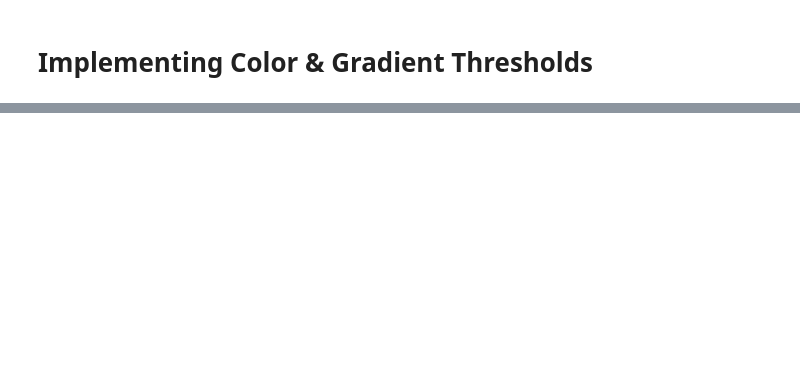
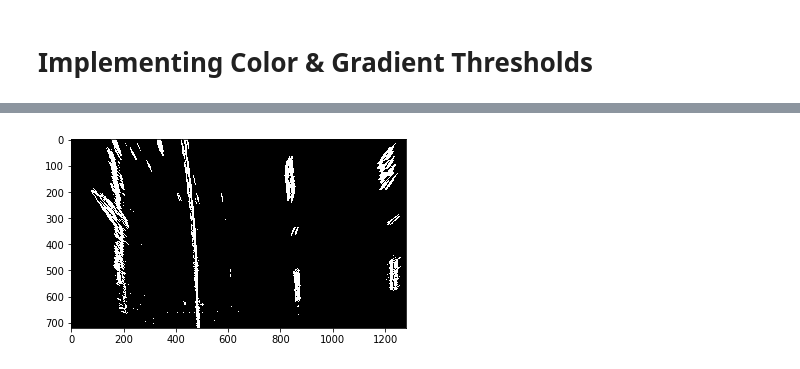
Before and after one commit to russell13192/CarND-Advanced-Lane-Lines, a Jupyter notebook: project.ipynb, the cells around one changed output, grey strips where cells are left out. Saved outputs shown, nothing was run; the diff lists cells and outputs as text; code cells hidden in the pictures; blank space fills up the shorter version.

```diff
--- a/project.ipynb
+++ b/project.ipynb
@@ -70,0 +123,22 @@ l_channel = hls_undistorted[:, :, 1]
+# %%
+def apply_perspective(frame):
+
+    frame_size = (frame.shape[1], frame.shape[0])
+    w = frame.shape[1]
+    h = frame.shape[0]
+    src = np.float32([(575,464),
+                      (707,464),
+                      (258,682),
+                      (1049,682)])
+    dst = np.float32([(450,0),
+                      (w-450,0),
+                      (450,h),
+                      (w-450,h)])
+    M = cv2.getPerspectiveTransform(src, dst)
+    warped_frame = cv2.warpPerspective(frame, M, frame_size, flags=cv2.INTER_LINEAR)
+    plt.imshow(warped_frame, cmap='gray')
+    return warped_frame
+# %%
+warped_frame = apply_perspective(thresholded_img)
+# %% [output]
+[figure, added]
```
Also changed, not shown: parts of 7 cells of this notebook.
